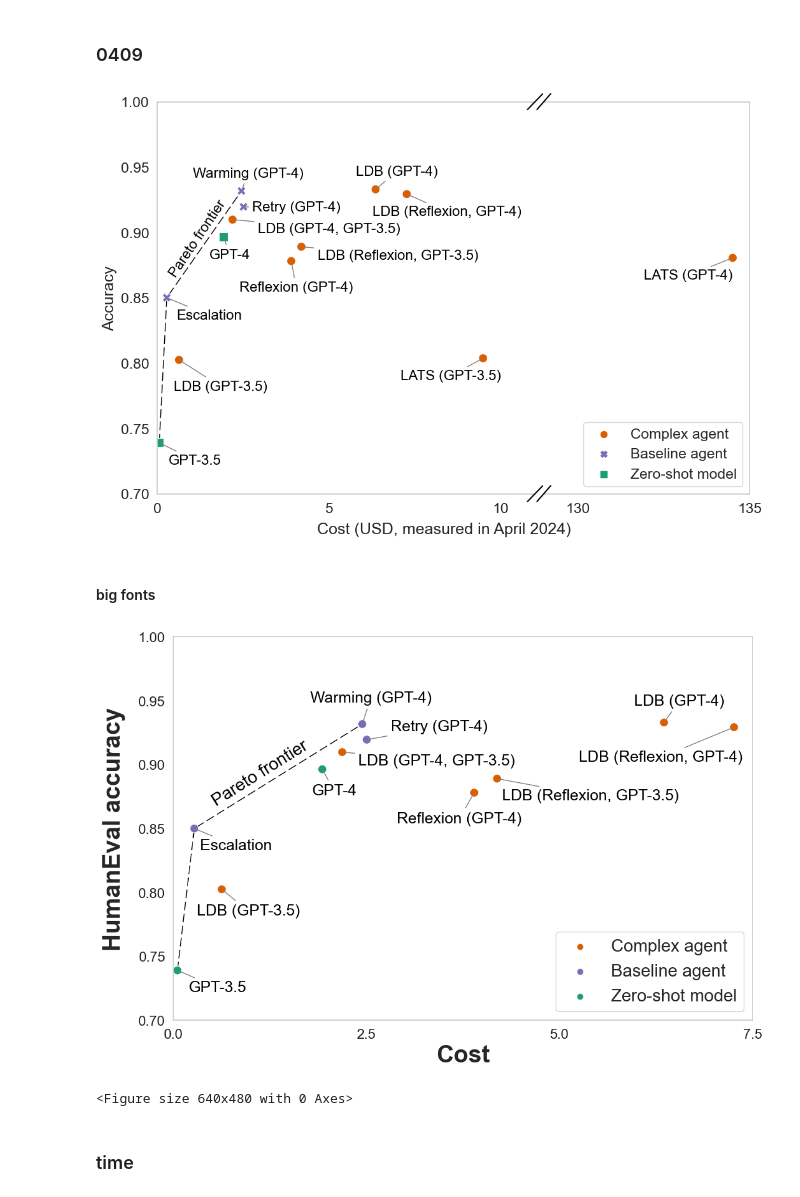
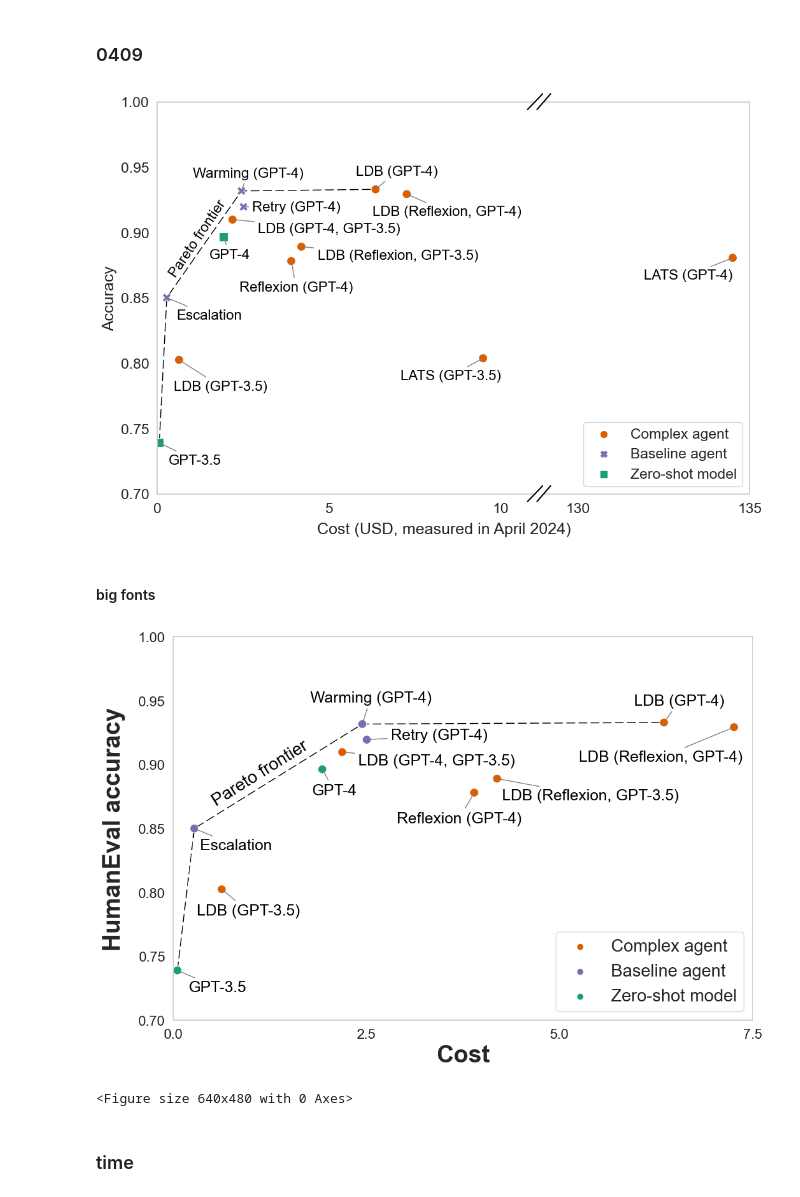
Before and after one commit to benediktstroebl/agent-evals, a Jupyter notebook: humaneval_eval.ipynb, the cells around one changed output. Saved outputs shown, nothing was run; the diff lists cells and outputs as text; code cells hidden in the pictures.

```diff
--- a/humaneval_eval.ipynb
+++ b/humaneval_eval.ipynb
@@ -1684,8 +1685,8 @@ ax2.legend(handles=legend_handles, labels=labels, loc="lower right")
 
 # Define the points for the Pareto frontier line
 pareto_color = "black"
-pareto_x = [0.054854, 0.273124, 2.448440]
-pareto_y = [0.739024, 0.85, 0.931707]
+pareto_x = [0.054854, 0.273124, 2.448440, 6.355392]
+pareto_y = [0.739024, 0.85, 0.931707, 0.932927]
 ax.plot(pareto_x, pareto_y, linestyle='dashed', color=pareto_color, zorder=1, linewidth=1, dashes=(10, 4))
 ax.text(pareto_x[1]+0.01, pareto_y[1]+0.014, 'Pareto frontier', fontsize=16, color=pareto_color, ha='left', va='bottom', rotation=56) # log scale
 # plt.text(pareto_x[0]+0.022, pareto_y[0]+0.035, 'Pareto frontier', fontsize=12, color=pareto_color, ha='left', va='bottom', rotation=54)
@@ -1757,7 +1758,7 @@ for i in range(data.shape[0]):
 plt.savefig(f"humaneval_figures/pareto-humaneval.png", bbox_inches='tight', pad_inches=0.1, transparent=False)
 plt.show()
 # %% [output]
-[figure, old version]
+[figure, new version]
 # %% [markdown]
 #### big fonts
 # %%
@@ -1906,8 +1907,8 @@ plt.legend(handles=legend_handles, labels=labels, loc="lower right", fontsize=20
 
 # Define the points for the Pareto frontier line
 pareto_color = "black"
-pareto_x = [0.054854, 0.273124, 2.448440]
-pareto_y = [0.739024, 0.85, 0.931707]
+pareto_x = [0.054854, 0.273124, 2.448440, 6.355392]
+pareto_y = [0.739024, 0.85, 0.931707, 0.932927]
 plt.plot(pareto_x, pareto_y, linestyle='dashed', color=pareto_color, zorder=1, linewidth=1, dashes=(10, 4))
 plt.text(pareto_x[1]+0.2, pareto_y[1]+0.015, 'Pareto frontier', fontsize=20, color=pareto_color, ha='left', va='bottom', rotation=32) # log scale
 # plt.text(pareto_x[0]+0.022, pareto_y[0]+0.035, 'Pareto frontier', fontsize=12, color=pareto_color, ha='left', va='bottom', rotation=54)
@@ -1948,35 +1949,35 @@ for i in range(data.shape[0]):
     elif data.strategy_renamed[i] == "Warming (GPT-4)":
         xytext = (80, 30)  # "Escalation" above the point
         ha = 'right'
     elif data.strategy_renamed[i] == "Warming (GPT-4-1step)":
         xytext = (60, -20)  # "Escalation" above the point
         ha = 'right'
     elif data.strategy_renamed[i] == "Retry (GPT-4)":
-        xytext = (140,15)  # "Escalation" above the point
+        xytext = (140,5)  # "Escalation" above the point
         ha = 'right'
     elif data.strategy_renamed[i] == "GPT-4":
         xytext = (40,-25)  # "Escalation" above the point
         ha = 'right'
     elif data.strategy_renamed[i] == "LATS (GPT-3.5)":
         xytext = (20,-20)  # "Escalation" above the point
         ha = 'right'
     elif data.strategy_renamed[i] == "LATS (GPT-4)":
         xytext = (0,-20)  # "Escalation" above the point
         ha = 'right'
     else:
         xytext = (60, -5)  # other strategies below the point to the right
         ha = 'right'
 
     scatter_plot.annotate(annotation_text, xy=(x, y), xycoords='data',
                           xytext=xytext, textcoords='offset points',
                           size=18, ha=ha, va='center', color='black',
                           arrowprops=dict(arrowstyle="-", color='gray'))
 
 plt.show()
 
 plt.savefig('output_figure.png',dpi=300,)
 # %% [output]
-[figure, old version]
+[figure, new version]
 <Figure size 640x480 with 0 Axes>
 # %% [markdown]
 ### time
```
Also changed, not shown: parts of 4 cells of this notebook.
